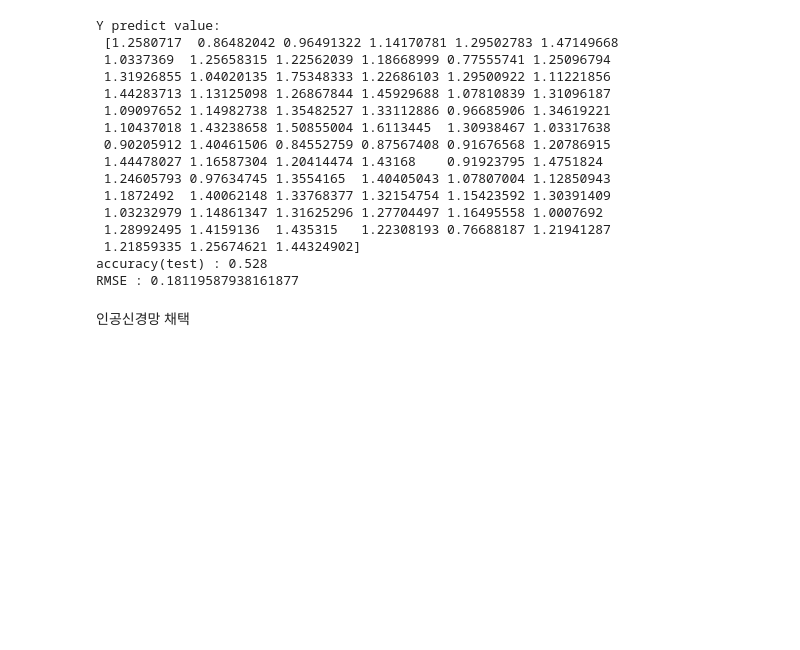
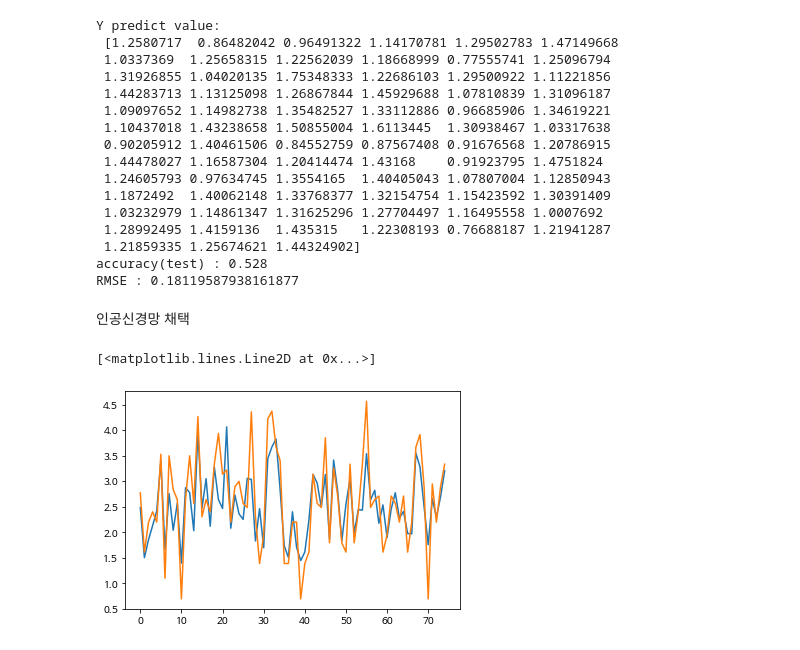
Before and after one commit to kyungmo90/Ubion-Python, a Jupyter notebook: 재가요양시설로_요양시설의_수_예측_ipynb의_사본.ipynb, the cells around one changed output. Cells and saved outputs as stored; diff of their text form; code cells hidden in the pictures; blank space fills up the shorter version.

```diff
--- a/재가요양시설로_요양시설의_수_예측_ipynb의_사본.ipynb
+++ b/재가요양시설로_요양시설의_수_예측_ipynb의_사본.ipynb
@@ -673,3 +673,12 @@ accuracy(test) : 0.528
 RMSE : 0.18119587938161877
 # %% [markdown]
 인공신경망 채택
+# %%
+import matplotlib.pyplot as plt
+
+%matplotlib inline
+plt.plot(Y_pred_df)
+plt.plot(Y_test_df)
+# %% [output]
+[<matplotlib.lines.Line2D at 0x...>]
+[figure, added]
```
Also changed, not shown: parts of 4 cells of this notebook.
